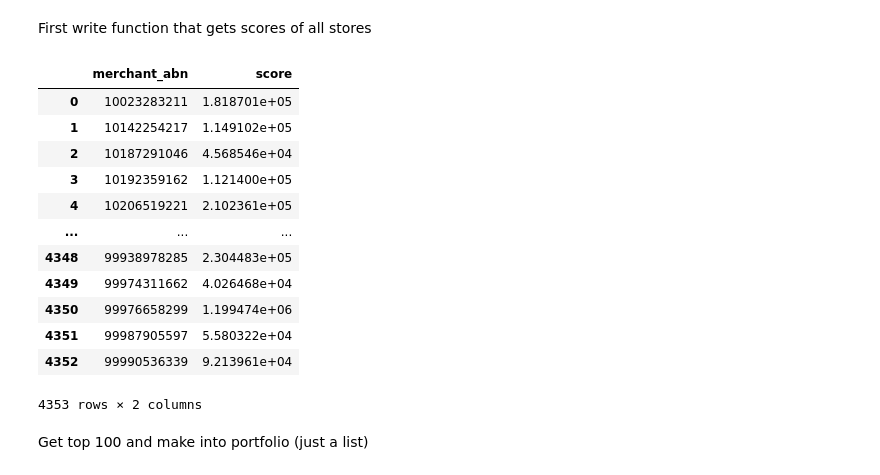
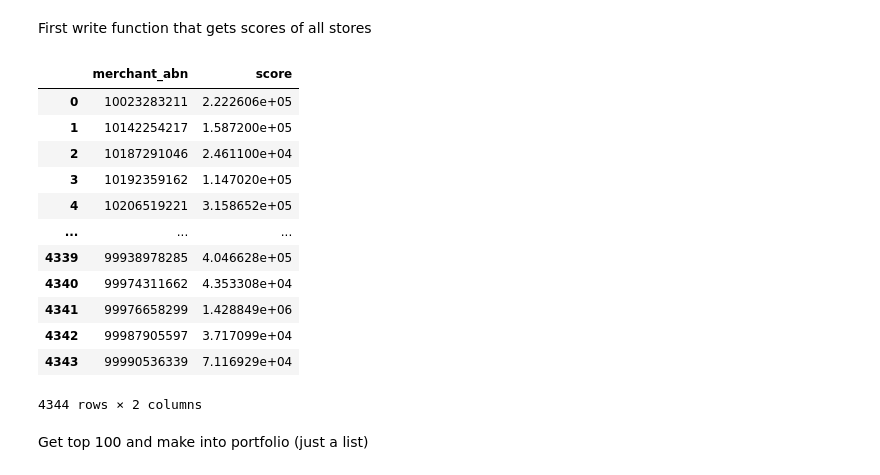
Before and after one commit to TGChenZP/MAST30034-A2_GroupWork_Py, a Jupyter notebook: notebooks/R_10 final_model.ipynb, the cells around one changed output. Saved outputs shown, nothing was run; the diff lists cells and outputs as text; code cells hidden in the pictures.

```diff
--- a/notebooks/R_10 final_model.ipynb
+++ b/notebooks/R_10 final_model.ipynb
@@ -16,7 +26,10 @@ growth_train = pd.read_csv('../data/curated/final_model/E(r)_train.csv')
 
 growth_overall = pd.read_csv('../data/curated/final_model/E(r)_final.csv')
 # %%
-# merge dataset with 4th variable
+# merge dataset with 4th to 6th variable
 merchant_train = merchant_train.merge(growth_train, on='merchant_abn', how='inner')
+merchant_train = merchant_train.merge(loyalty_train, on='merchant_abn', how='inner')
+merchant_train = merchant_train.merge(persona_train, on='merchant_abn', how='inner')
+
 merchant_train
 # %% [output]
@@ -49,0 +61,5 @@ merchant_train.describe()
+# %%
+merchant_train['corr'] = merchant_train['corr'] * 100000
+merchant_train['weighted E(r)'] = merchant_train['weighted E(r)'] * 100000
+merchant_train['repeated_purchase_rate'] = merchant_train['repeated_purchase_rate'] * 1000000
+merchant_train['persona_score'] = merchant_train['persona_score'] * 10000000
@@ -77,11 +113,11 @@ merchant_overall = merchant_overall.fillna(0)
 merchant_train = merchant_train.fillna(0)
 merchant_validate = merchant_validate.fillna(0)
 
-a_combo = [1, 1, 1, 1]
+a_combo = [1, 1, 1, 1, 1, 1]
 # %%
 def get_hscore(merchant_train, a_combo, k):
     # helper function to get the score for a company using h value input
-    VARNAME = ['mean', 'stdev', 'corr', 'weighted E(r)']
+    VARNAME = ['mean', 'stdev', 'corr', 'weighted E(r)', 'repeated_purchase_rate', 'persona_score']
 
     merchant_train['score'] = a_combo[0] * merchant_train[VARNAME[0]]
 
@@ -91,22 +127,22 @@ def get_hscore(merchant_train, a_combo, k):
     return merchant_train[['merchant_abn', 'score']]
 # %%
 # testrun of helper function
-merchants_train_score = get_hscore(merchant_train, a_combo, 3)
+merchants_train_score = get_hscore(merchant_train, a_combo, 6)
 merchants_train_score
 # %% [output]
 |  | merchant_abn | score |
-| 0 | 10023283211 | 1.818701e+05 |
-| 1 | 10142254217 | 1.149102e+05 |
-| 2 | 10187291046 | 4.568546e+04 |
-| 3 | 10192359162 | 1.121400e+05 |
-| 4 | 10206519221 | 2.102361e+05 |
+| 0 | 10023283211 | 2.222606e+05 |
+| 1 | 10142254217 | 1.587200e+05 |
+| 2 | 10187291046 | 2.461100e+04 |
+| 3 | 10192359162 | 1.147020e+05 |
+| 4 | 10206519221 | 3.158652e+05 |
 | ... | ... | ... |
-| 4348 | 99938978285 | 2.304483e+05 |
-| 4349 | 99974311662 | 4.026468e+04 |
-| 4350 | 99976658299 | 1.199474e+06 |
-| 4351 | 99987905597 | 5.580322e+04 |
-| 4352 | 99990536339 | 9.213961e+04 |
+| 4339 | 99938978285 | 4.046628e+05 |
+| 4340 | 99974311662 | 4.353308e+04 |
+| 4341 | 99976658299 | 1.428849e+06 |
+| 4342 | 99987905597 | 3.717099e+04 |
+| 4343 | 99990536339 | 7.116929e+04 |
-4353 rows × 2 columns
+4344 rows × 2 columns
 # %% [markdown]
 Get top 100 and make into portfolio (just a list)
 # %%
```
Also changed, not shown: parts of 14 cells of this notebook, 1 other file.
